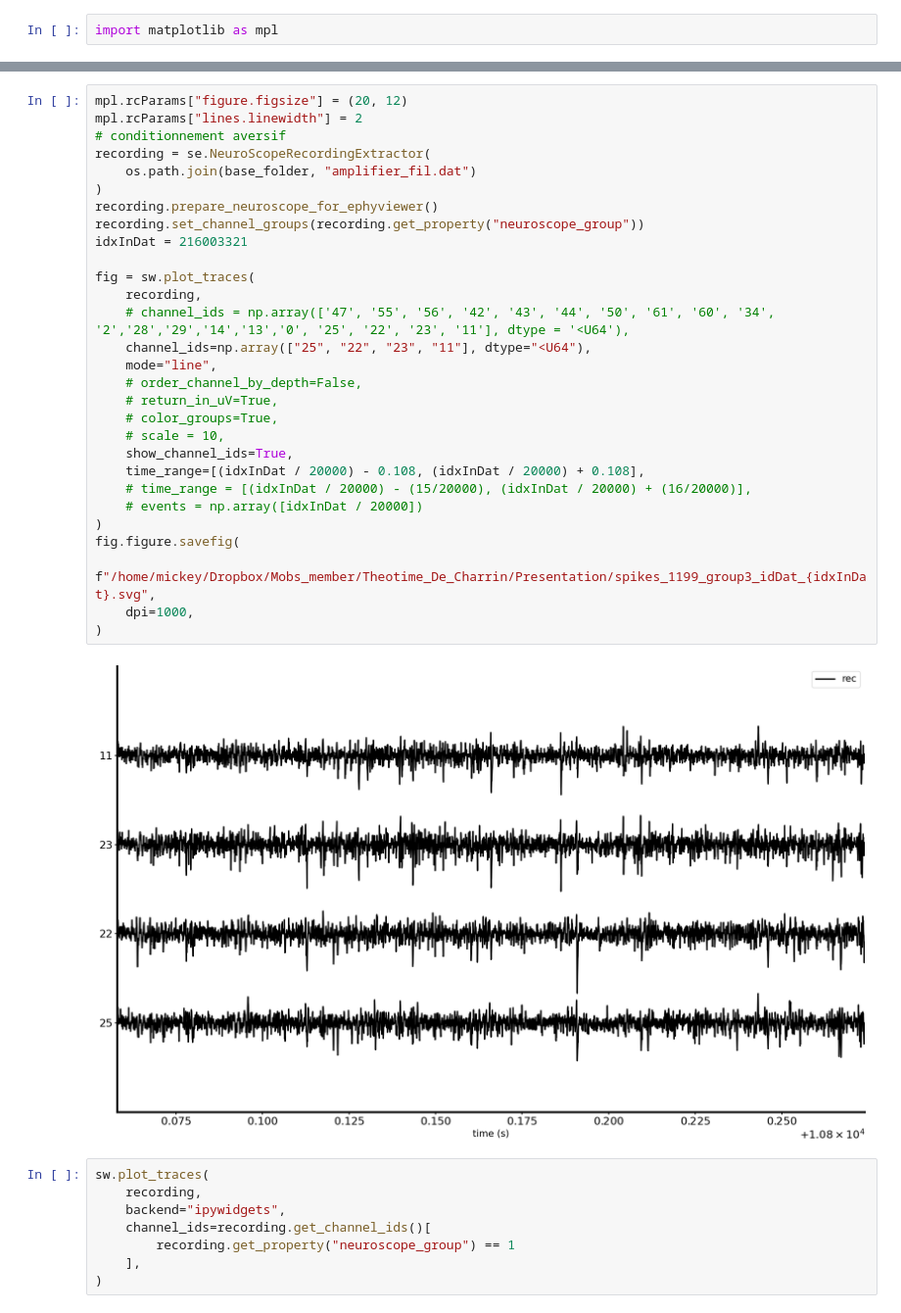
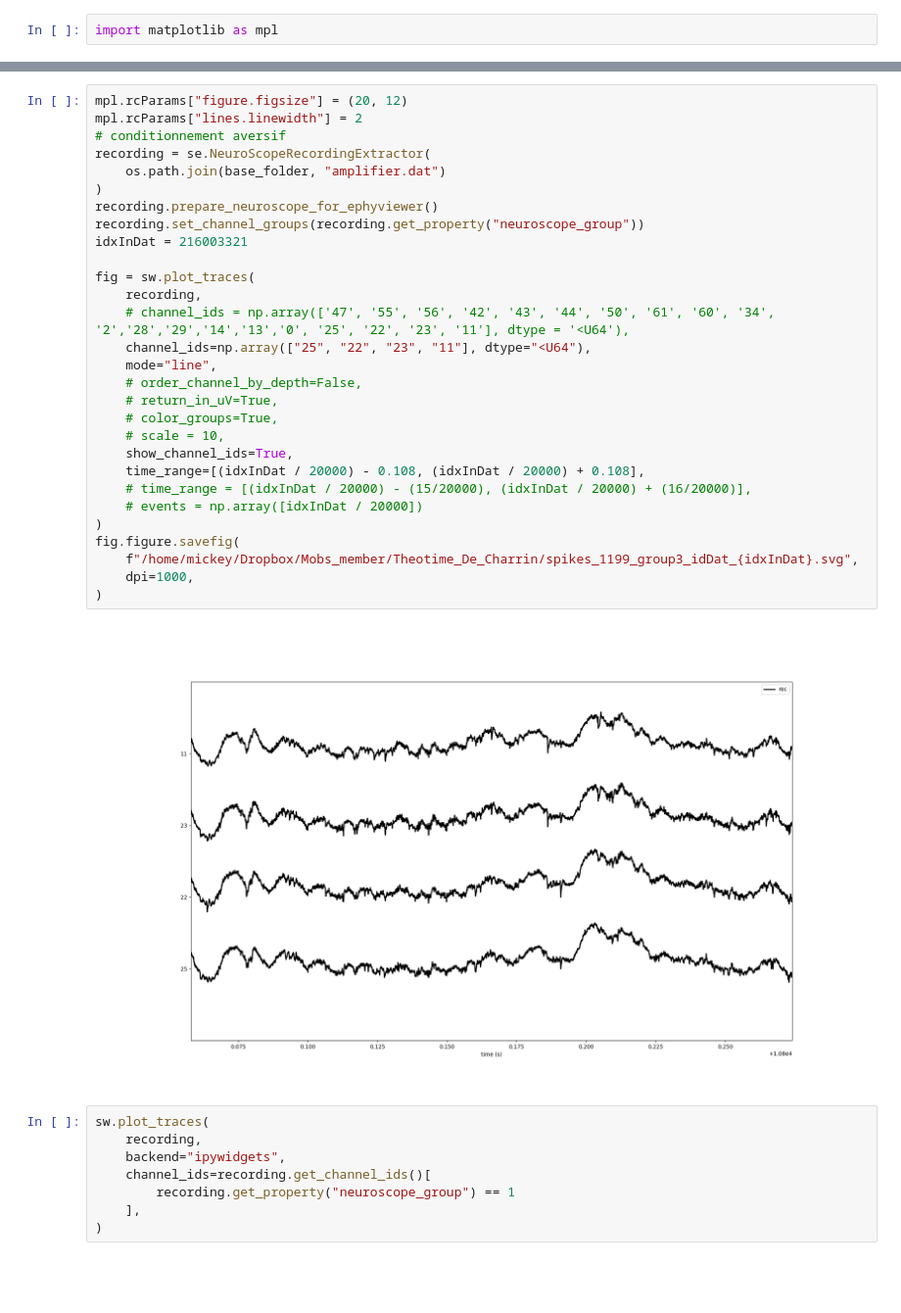
Before and after one commit to MobsLab/neuroEncoders, a Jupyter notebook: notebooks/EphyViewer - Jeudi 1912.ipynb, the cells around one changed output, grey strips where cells are left out. Shown at 98% size. Cells and saved outputs as stored; diff of their text form; blank space fills up the shorter version.

```diff
--- a/notebooks/EphyViewer - Jeudi 1912.ipynb
+++ b/notebooks/EphyViewer - Jeudi 1912.ipynb
@@ -331,34 +307,34 @@ idxInDat / 20000
 # %%
 mpl.rcParams["figure.figsize"] = (20, 12)
 mpl.rcParams["lines.linewidth"] = 2
 # conditionnement aversif
 recording = se.NeuroScopeRecordingExtractor(
-    os.path.join(base_folder, "amplifier_fil.dat")
+    os.path.join(base_folder, "amplifier.dat")
 )
 recording.prepare_neuroscope_for_ephyviewer()
 recording.set_channel_groups(recording.get_property("neuroscope_group"))
 idxInDat = 216003321
 
 fig = sw.plot_traces(
     recording,
     # channel_ids = np.array(['47', '55', '56', '42', '43', '44', '50', '61', '60', '34', '2','28','29','14','13','0', '25', '22', '23', '11'], dtype = '<U64'),
     channel_ids=np.array(["25", "22", "23", "11"], dtype="<U64"),
     mode="line",
     # order_channel_by_depth=False,
     # return_in_uV=True,
     # color_groups=True,
     # scale = 10,
     show_channel_ids=True,
     time_range=[(idxInDat / 20000) - 0.108, (idxInDat / 20000) + 0.108],
     # time_range = [(idxInDat / 20000) - (15/20000), (idxInDat / 20000) + (16/20000)],
     # events = np.array([idxInDat / 20000])
 )
 fig.figure.savefig(
-    f"/home/mickey/Dropbox/Mobs_member/Theotime_De_Charrin/Presentation/spikes_1199_group3_idDat_{idxInDat}.svg",
+    f"/home/mickey/Dropbox/Mobs_member/Theotime_De_Charrin/spikes_1199_group3_idDat_{idxInDat}.svg",
     dpi=1000,
 )
 # %% [output]
-[figure, old version]
+[figure, new version]
 # %%
 sw.plot_traces(
     recording,
```
Also changed, not shown: parts of 13 cells of this notebook, 29 other files.
